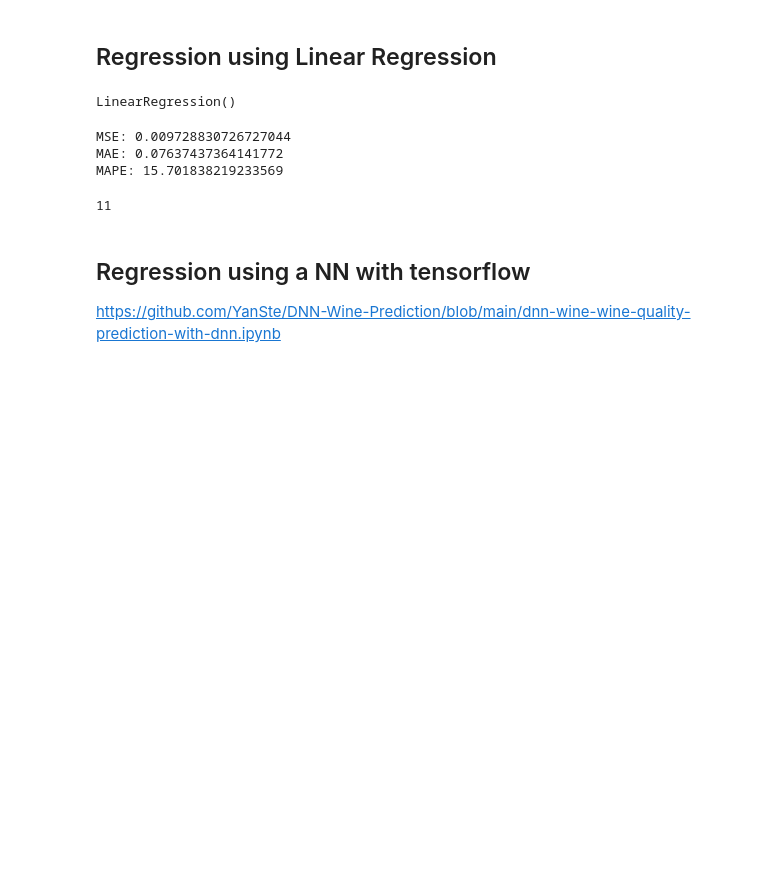
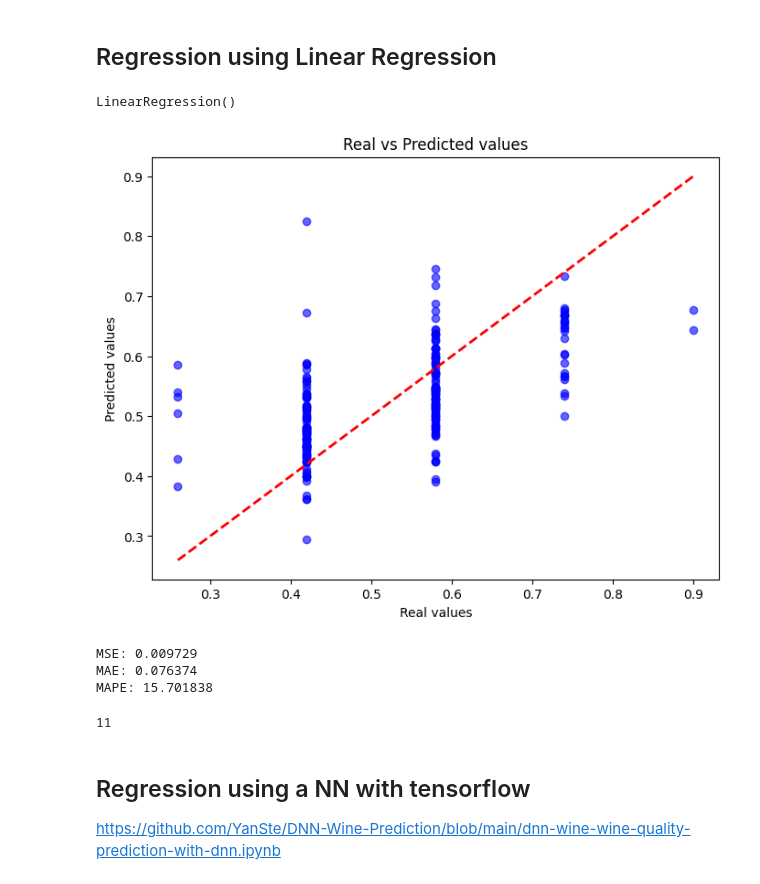
Before and after one commit to sarmijavier/Prediction-with-Supervised-Learning-Models, a Jupyter notebook: activity_1.ipynb, the cells around one changed output. Saved outputs shown, nothing was run; the diff lists cells and outputs as text; code cells hidden in the pictures; blank space fills up the shorter version.

```diff
--- a/activity_1.ipynb
+++ b/activity_1.ipynb
@@ -233,11 +208,12 @@ model.fit(X_train, y_train)
 # %% [output]
 LinearRegression()
 # %%
-get_prediction('LinearRegression', model, X_test, y_test, y_max, y_min)
+get_prediction('LinearRegression', model, X_test, y_test, y_train, metrics, show_prediction_vs_real=True)
 # %% [output]
+[figure, added]
-MSE: 0.009728830726727044
-MAE: 0.07637437364141772
-MAPE: 15.701838219233569
+MSE: 0.009729
+MAE: 0.076374
+MAPE: 15.701838
 # %%
 shape = X_train.shape[1]
 shape
```
Also changed, not shown: parts of 33 cells of this notebook.
